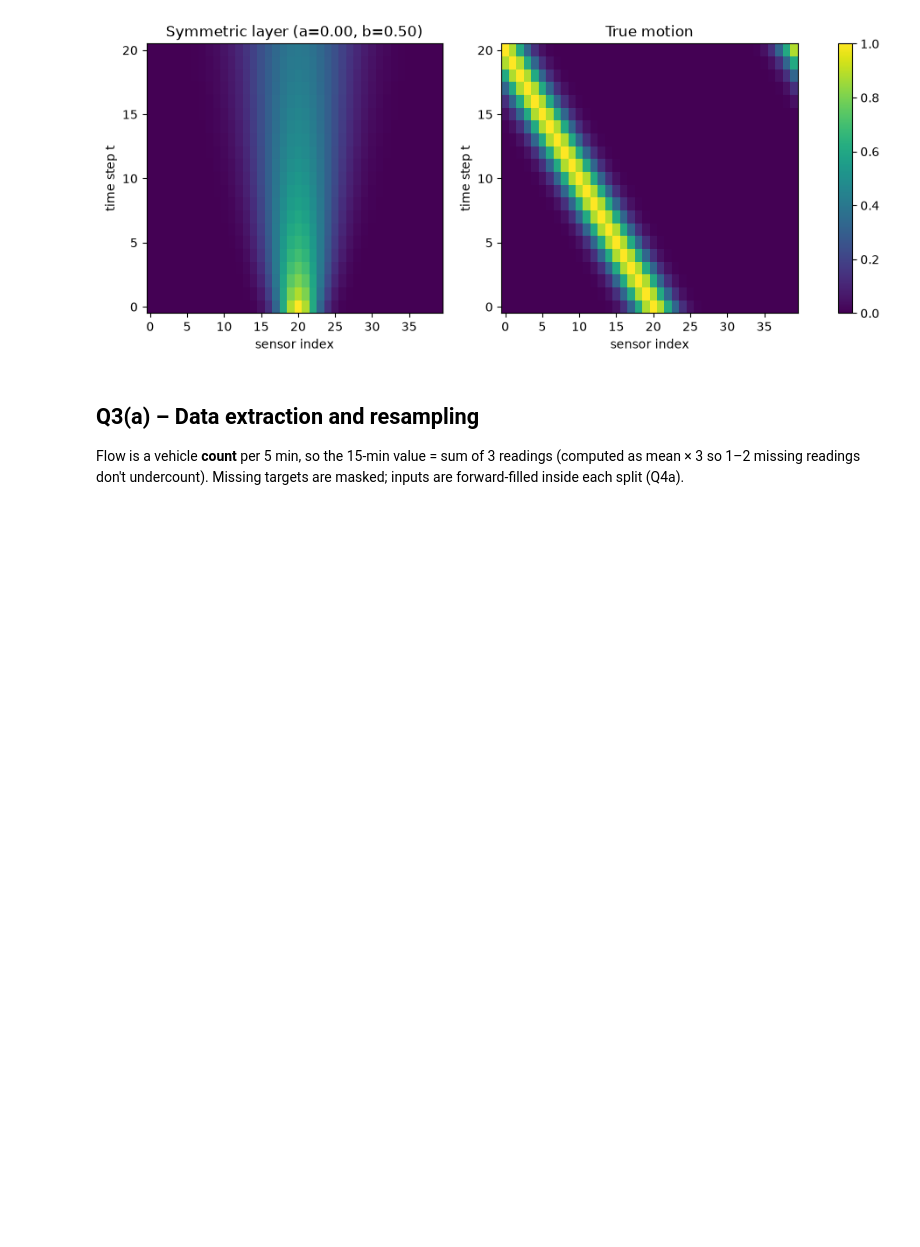
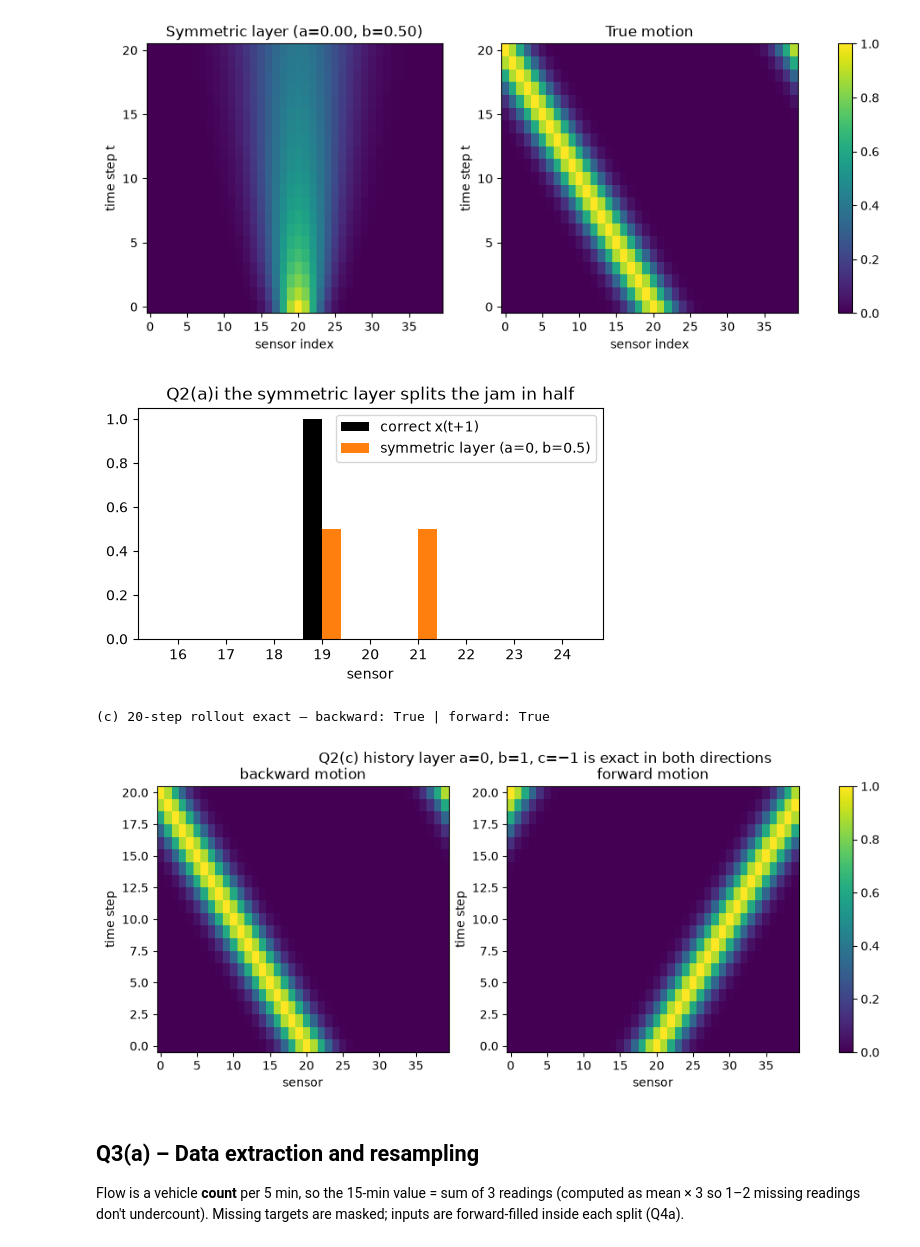
Before and after one commit to Ahmad-Gill/LUMS-Academics, a Jupyter notebook: Third Semester/Deep Learning For Time Space Grsph/Assignments/Assignment 3/25280065_PA3.ipynb, the cells around one changed output. Cells and saved outputs as stored; diff of their text form; code cells hidden in the pictures; blank space fills up the shorter version.

```diff
--- a/Third Semester/Deep Learning For Time Space Grsph/Assignments/Assignment 3/25280065_PA3.ipynb
+++ b/Third Semester/Deep Learning For Time Space Grsph/Assignments/Assignment 3/25280065_PA3.ipynb
@@ -210,6 +238,39 @@ savefig("q2a_heatmaps.png"); plt.show()
 (b)   exact: True | kernel [x_i-1, x_i, x_i+1] = [0, 0, 1], circular padding
 (c)i  backward exact: True | (c)ii forward exact: True
 [figure]
+# %%
+# Cell 5 – Figures for Q2
+plt.figure(figsize=(6, 3))
+s_idx = np.arange(16, 25)
+plt.bar(s_idx - 0.2, target[s_idx], width=0.4, color="black", label="correct x(t+1)")
+plt.bar(s_idx + 0.2, pred_spike[s_idx], width=0.4, color="tab:orange",
+        label=f"symmetric layer (a={a_fit:.0f}, b={b_fit:.1f})")
+plt.xticks(s_idx); plt.xlabel("sensor"); plt.legend()
+plt.title("Q2(a)i the symmetric layer splits the jam in half")
+savefig("q2a_spike_fit.png"); plt.show()
+
+def history_rollout(x_now, x_prev, steps=20):
+    xs = [x_now]
+    for _ in range(steps):
+        x_now, x_prev = layer_c(x_now, x_prev, 0, 1, -1), x_now
+        xs.append(x_now)
+    return np.array(xs)
+
+back_run = history_rollout(bump, np.roll(bump, 1))       # previous snapshot of backward motion
+fwd_run = history_rollout(bump, np.roll(bump, -1))       # previous snapshot of forward motion
+print("(c) 20-step rollout exact – backward:", np.allclose(back_run, true_run),
+      "| forward:", np.allclose(fwd_run, run(bump, lambda x: np.roll(x, 1))))
+fig, ax = plt.subplots(1, 2, figsize=(12, 4))
+for axis, data_, title in [(ax[0], back_run, "backward motion"), (ax[1], fwd_run, "forward motion")]:
+    im = axis.imshow(data_, aspect="auto", origin="lower", vmin=0, vmax=1, cmap="viridis")
+    axis.set_title(title); axis.set_xlabel("sensor"); axis.set_ylabel("time step")
+fig.colorbar(im, ax=ax)
+fig.suptitle("Q2(c) history layer a=0, b=1, c=−1 is exact in both directions")
+savefig("q2c_history_rollout.png"); plt.show()
+# %% [output]
+[figure, added]
+(c) 20-step rollout exact – backward: True | forward: True
+[figure, added]
 # %% [markdown]
 ## Q3(a) – Data extraction and resampling
 Flow is a vehicle **count** per 5 min, so the 15-min value = sum of 3 readings (computed as mean × 3 so 1–2 missing readings don't undercount). Missing targets are masked; inputs are forward-filled inside each split (Q4a).
```
Also changed, not shown: parts of 11 cells of this notebook, 14 other files.
